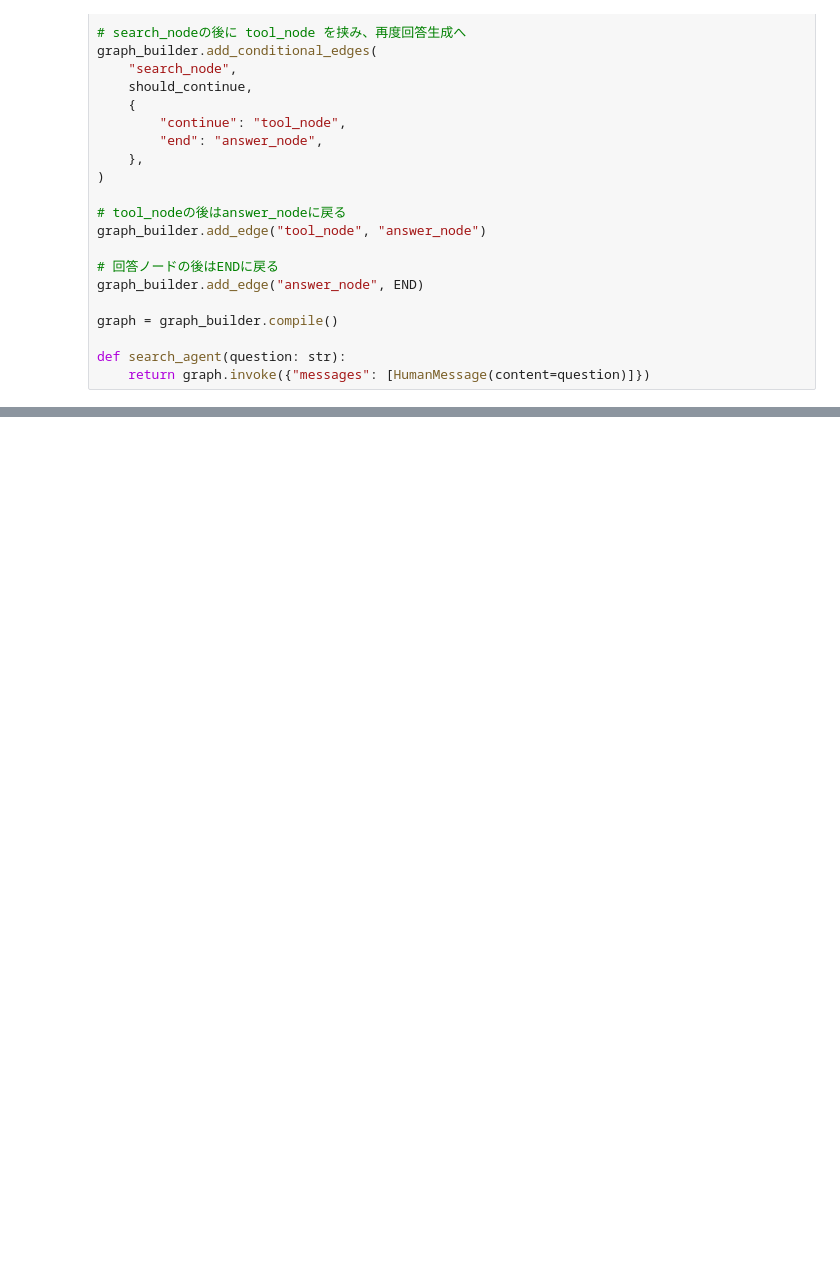
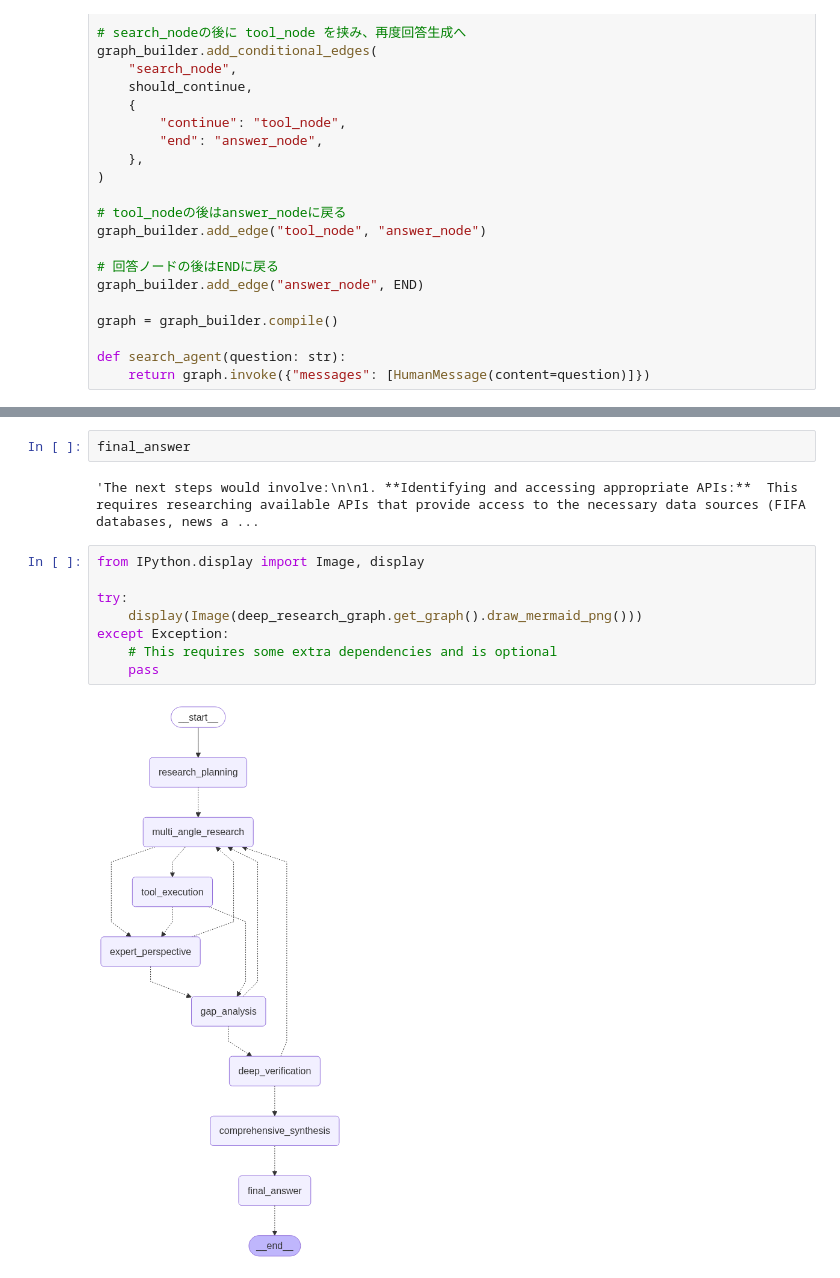
Before and after one commit to suzudai/my-chat-app, a Jupyter notebook: backend/agents/test.ipynb, the cells around one changed output, grey strips where cells are left out. Cells and saved outputs as stored; diff of their text form; blank space fills up the shorter version.

```diff
--- a/backend/agents/test.ipynb
+++ b/backend/agents/test.ipynb
@@ -103,0 +703,14 @@ except Exception:
+# %%
+final_answer
+# %% [output]
+'The next steps would involve:\n\n1. **Identifying and accessing appropriate APIs:**  This requires researching available APIs that provide access to the necessary data sources (FIFA databases, news a ...
+# %%
+from IPython.display import Image, display
+
+try:
+    display(Image(deep_research_graph.get_graph().draw_mermaid_png()))
+except Exception:
+    # This requires some extra dependencies and is optional
+    pass
+# %% [output]
+[figure, added]
```
Also changed, not shown: parts of 3 cells of this notebook, 5 other files.
